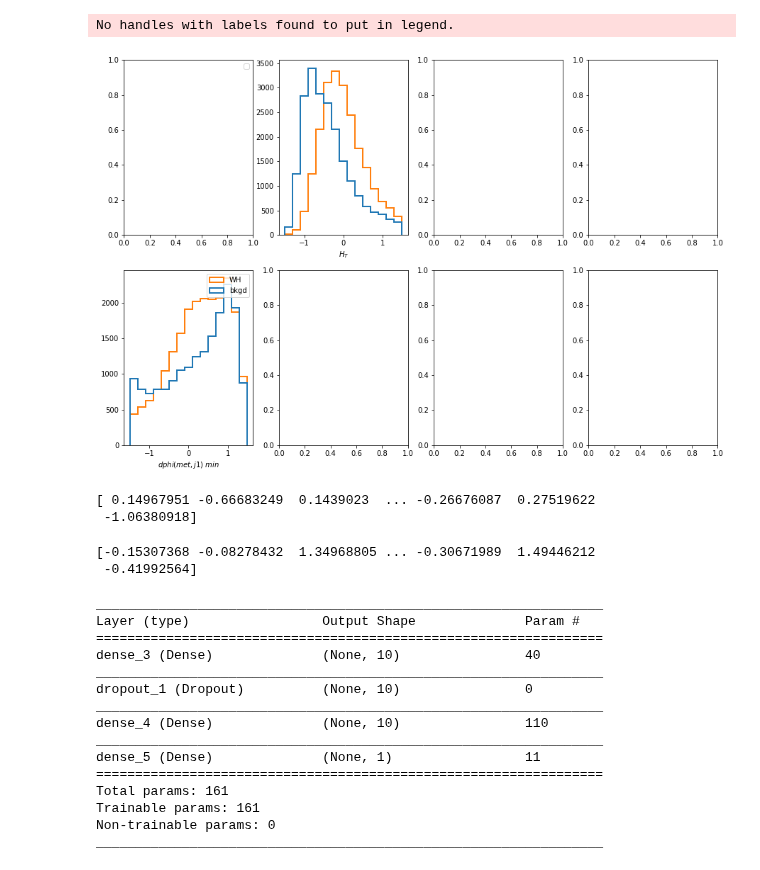
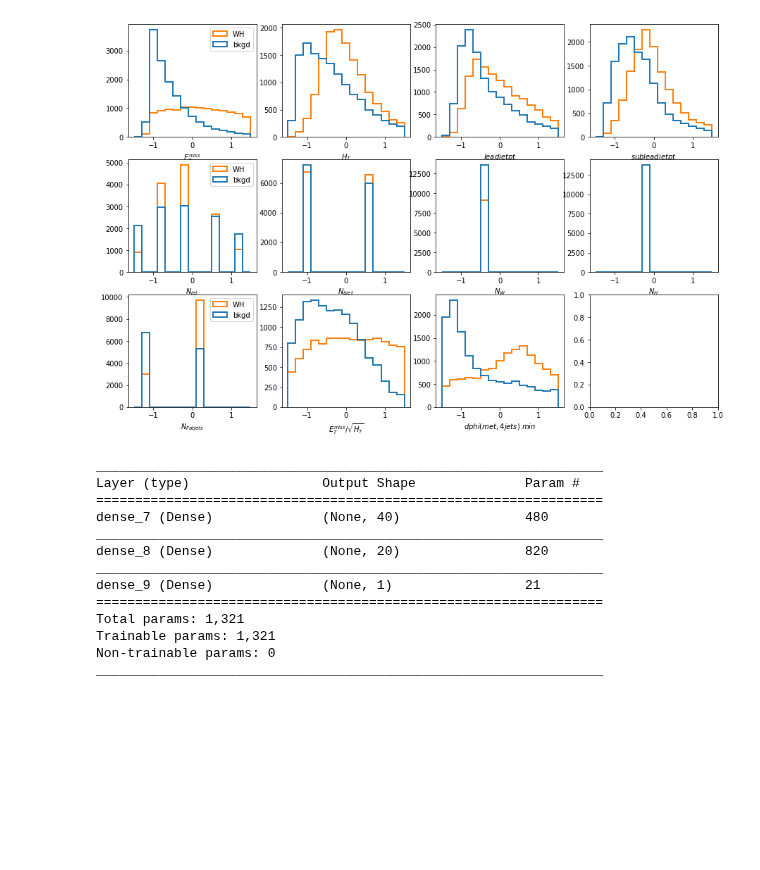
Before and after one commit to mirandabryson/tW_scattering, a Jupyter notebook: ML/WH_had_classifier.ipynb, the cells around one changed output. Cells and saved outputs as stored; diff of their text form; code cells hidden in the pictures; blank space fills up the shorter version.

```diff
--- a/ML/WH_had_classifier.ipynb
+++ b/ML/WH_had_classifier.ipynb
@@ -43,9 +43,7 @@ print ("The smaller data set contains %s events"%nSmall)
 # Splitting in training and test samples
 X_tmp_train, X_tmp_test, y_train, y_test = train_test_split(X_tmp, y_tmp, train_size= int( 0.9*y_tmp.shape[0] ), random_state=42 )
 
-#variables = ['met','ht','lead_jet_pt','sublead_jet_pt','lead_jet_eta','sublead_jet_eta','njets','bjets','min_dphi_met_j2','signal']
-variables = ['ht','min_dphi_met_j2','signal']
-#variables = ['lead_jet_eta','sublead_jet_eta','bjets','signal']
+variables = ['met','ht','lead_jet_pt','sublead_jet_pt','njets','bjets','nWs','nHs','nFatJets','met_significance','min_dphi_met_j4']
 
 X_train = X_tmp_train[variables]
 X_test = X_tmp_test[variables]
@@ -105,55 +113,54 @@ X_test /= X_std
 # %%
 X_bkg = X_train[y_train==0]
 X_sig = X_train[y_train==1]
 
-fig, axs = plt.subplots(2,4, figsize=(15,10))
+fig, axs = plt.subplots(3,4, figsize=(15,10))
 
 binning = [-1.5,-1.3,-1.1,-0.9,-0.7,-0.5,-0.3,-0.1,0.1,0.3,0.5,0.7,0.9,1.1,1.3,1.5]
 
-#hist, bins, ax = axs[0,0].hist( [ X_bkg[['met']].values.flatten(), X_sig[['met']].values.flatten() ], binning, histtype='step', linewidth=2, label=['bkgd', 'WH'])
+hist, bins, ax = axs[0,0].hist( [ X_bkg[['met']].values.flatten(), X_sig[['met']].values.flatten() ], binning, histtype='step', linewidth=2, label=['bkgd', 'WH'])
 hist, bins, ax = axs[0,1].hist( [ X_bkg[['ht']].values.flatten(), X_sig[['ht']].values.flatten() ], binning, histtype='step', linewidth=2)
-#hist, bins, ax = axs[0,2].hist( [ X_bkg[['lead_jet_pt']].values.flatten(), X_sig[['lead_jet_pt']].values.flatten() ], binning, histtype='step', linewidth=2, label=['bkgd','WH'])
-#hist, bins, ax = axs[0,3].hist( [ X_bkg[['sublead_jet_pt']].values.flatten(), X_sig[['sublead_jet_pt']].values.flatten() ], binning, histtype='step', linewidth=2, label=['bkgd','WH'])
+hist, bins, ax = axs[0,2].hist( [ X_bkg[['lead_jet_pt']].values.flatten(), X_sig[['lead_jet_pt']].values.flatten() ], binning, histtype='step', linewidth=2, label=['bkgd','WH'])
+hist, bins, ax = axs[0,3].hist( [ X_bkg[['sublead_jet_pt']].values.flatten(), X_sig[['sublead_jet_pt']].values.flatten() ], binning, histtype='step', linewidth=2, label=['bkgd','WH'])
 #hist, bins, ax = axs[1,0].hist( [ X_bkg[['lead_jet_eta']].values.flatten(), X_sig[['lead_jet_eta']].values.flatten() ], binning, histtype='step', linewidth=2, label=['bkgd','WH'])
 #hist, bins, ax = axs[1,1].hist( [ X_bkg[['sublead_jet_eta']].values.flatten(), X_sig[['sublead_jet_eta']].values.flatten() ], binning, histtype='step', linewidth=2, label=['bkgd','WH'])
-#hist, bins, ax = axs[1,2].hist( [ X_bkg[['njets']].values.flatten(), X_sig[['njets']].values.flatten() ], binning, histtype='step', linewidth=2, label=['bkgd','WH'])
-#hist, bins, ax = axs[1,3].hist( [ X_bkg[['bjets']].values.flatten(), X_sig[['bjets']].values.flatten() ], binning, histtype='step', linewidth=2)
+hist, bins, ax = axs[1,0].hist( [ X_bkg[['njets']].values.flatten(), X_sig[['njets']].values.flatten() ], binning, histtype='step', linewidth=2, label=['bkgd','WH'])
+hist, bins, ax = axs[1,1].hist( [ X_bkg[['bjets']].values.flatten(), X_sig[['bjets']].values.flatten() ], binning, histtype='step', linewidth=2, label=['bkgd','WH'])
+hist, bins, ax = axs[1,2].hist( [ X_bkg[['nWs']].values.flatten(), X_sig[['nWs']].values.flatten() ], binning, histtype='step', linewidth=2, label=['bkgd','WH'])
+hist, bins, ax = axs[1,3].hist( [ X_bkg[['nHs']].values.flatten(), X_sig[['nHs']].values.flatten() ], binning, histtype='step', linewidth=2, label=['bkgd','WH'])
+hist, bins, ax = axs[2,0].hist( [ X_bkg[['nFatJets']].values.flatten(), X_sig[['nFatJets']].values.flatten() ], binning, histtype='step', linewidth=2, label=['bkgd','WH'])
+hist, bins, ax = axs[2,1].hist( [ X_bkg[['met_significance']].values.flatten(), X_sig[['met_significance']].values.flatten() ], binning, histtype='step', linewidth=2, label=['bkgd','WH'])
 #hist, bins, ax = axs[1,0].hist( [ X_bkg[['min_dphi_met_j1']].values.flatten(), X_sig[['min_dphi_met_j1']].values.flatten() ], binning, histtype='step', linewidth=2, label=['ttbar', 'WH'])
-hist, bins, ax = axs[1,0].hist( [ X_bkg[['min_dphi_met_j2']].values.flatten(), X_sig[['min_dphi_met_j2']].values.flatten() ], binning, histtype='step', linewidth=2, label=['bkgd', 'WH'])
+#hist, bins, ax = axs[2,2].hist( [ X_bkg[['min_dphi_met_j2']].values.flatten(), X_sig[['min_dphi_met_j2']].values.flatten() ], binning, histtype='step', linewidth=2, label=['bkgd', 'WH'])
+#hist, bins, ax = axs[2,3].hist( [ X_bkg[['dR_fj1_fj2']].values.flatten(), X_sig[['dR_fj1_fj2']].values.flatten() ], binning, histtype='step', linewidth=2, label=['bkgd', 'WH'])
 #hist, bins, ax = axs[1,2].hist( [ X_bkg[['min_dphi_met_j3']].values.flatten(), X_sig[['min_dphi_met_j3']].values.flatten() ], binning, histtype='step', linewidth=2, label=['ttbar', 'WH'])
-#hist, bins, ax = axs[1,3].hist( [ X_bkg[['min_dphi_met_j4']].values.flatten(), X_sig[['min_dphi_met_j4']].values.flatten() ], binning, histtype='step', linewidth=2, label=['ttbar', 'WH'])
+hist, bins, ax = axs[2,2].hist( [ X_bkg[['min_dphi_met_j4']].values.flatten(), X_sig[['min_dphi_met_j4']].values.flatten() ], binning, histtype='step', linewidth=2, label=['ttbar', 'WH'])
 
-#axs[0,0].set_xlabel(r'$E_{T}^{miss}$')
+axs[0,0].set_xlabel(r'$E_{T}^{miss}$')
 axs[0,1].set_xlabel(r'$H_{T}$')
-#axs[0,2].set_xlabel(r'$lead jet pt$')
-#axs[0,3].set_xlabel(r'$sublead jet pt$')
+axs[0,2].set_xlabel(r'$lead jet pt$')
+axs[0,3].set_xlabel(r'$sublead jet pt$')
 #axs[1,0].set_xlabel(r'$lead jet eta$')
 #axs[1,1].set_xlabel(r'$sublead jet eta$')
-#axs[1,2].set_xlabel(r'$N_{jet}$')
-#axs[1,3].set_xlabel(r'$N_{b jet}$')
+axs[1,0].set_xlabel(r'$N_{jet}$')
+axs[1,1].set_xlabel(r'$N_{b jet}$')
+axs[1,2].set_xlabel(r'$N_{W}$')
+axs[1,3].set_xlabel(r'$N_{H}$')
+axs[2,0].set_xlabel(r'$N_{FatJets}$')
+axs[2,1].set_xlabel(r'$E_{T}^{miss}/\sqrt{H_{T}}$')
 #axs[1,0].set_xlabel(r'$dphi(met,j0)~{min}$')
-axs[1,0].set_xlabel(r'$dphi(met,j1)~{min}$')
+axs[2,2].set_xlabel(r'$dphi(met,4 jets)~{min}$')
+#axs[2,3].set_xlabel(r'$dR(2 lead fatjets)$')
 #axs[1,2].set_xlabel(r'$dphi(met,j2)~{min}$')
 #axs[1,3].set_xlabel(r'$dphi(met,j3)~{min}$')
 
 axs[0,0].legend()
 axs[1,0].legend()
-#axs[2,0].legend()
+axs[2,0].legend()
 
 plt.savefig('plots/training_vars_norm.pdf')
 # %% [output]
-No handles with labels found to put in legend.
-[figure, old version]
+[figure, new version]
-# %%
-print(X_bkg[['ht']].values.flatten())
-# %% [output]
-[ 0.14967951 -0.66683249  0.1439023  ... -0.26676087  0.27519622
- -1.06380918]
-# %%
-print(X_sig[['ht']].values.flatten())
-# %% [output]
-[-0.15307368 -0.08278432  1.34968805 ... -0.30671989  1.49446212
- -0.41992564]
 # %%
 epochs = 50
 batch_size = 5120
@@ -162,10 +169,10 @@ validation_split = 0.2
 # define the model. Which one is the best suited for our problem?
 model = tf.keras.models.Sequential()
 
-model.add( tf.keras.layers.Dense(units=10, activation='relu', input_dim=X_train.shape[1], ))
-#model.add( tf.keras.layers.Dense(units=20, activation='relu', input_dim=X_train.shape[1], ))
-model.add( tf.keras.layers.Dropout( rate = 0.1 ) )
-model.add( tf.keras.layers.Dense(units=10, activation='relu' ) )
+model.add( tf.keras.layers.Dense(units=40, activation='relu', input_dim=X_train.shape[1], ))
+model.add( tf.keras.layers.Dense(units=20, activation='relu', input_dim=X_train.shape[1], ))
+#model.add( tf.keras.layers.Dropout( rate = 0.1 ) )
+#model.add( tf.keras.layers.Dense(units=10, activation='relu' ) )
 model.add( tf.keras.layers.Dense(units=1, activation='sigmoid' ) )
 
 # compile the model
@@ -175,16 +182,14 @@ model.summary()
 _________________________________________________________________
 Layer (type)                 Output Shape              Param #
 =================================================================
-dense_3 (Dense)              (None, 10)                40
+dense_7 (Dense)              (None, 40)                480
 _________________________________________________________________
-dropout_1 (Dropout)          (None, 10)                0
+dense_8 (Dense)              (None, 20)                820
 _________________________________________________________________
-dense_4 (Dense)              (None, 10)                110
-_________________________________________________________________
-dense_5 (Dense)              (None, 1)                 11
+dense_9 (Dense)              (None, 1)                 21
 =================================================================
-Total params: 161
-Trainable params: 161
+Total params: 1,321
+Trainable params: 1,321
 Non-trainable params: 0
 _________________________________________________________________
 # %%
```
Also changed, not shown: parts of 10 cells of this notebook, 11 other files.
